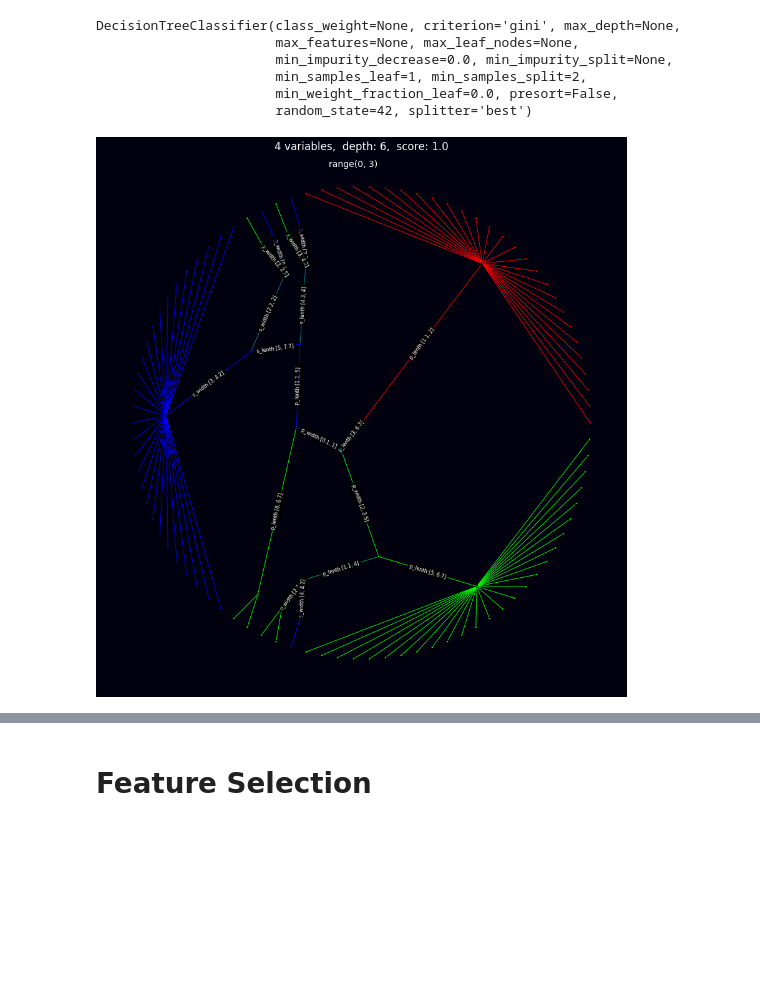
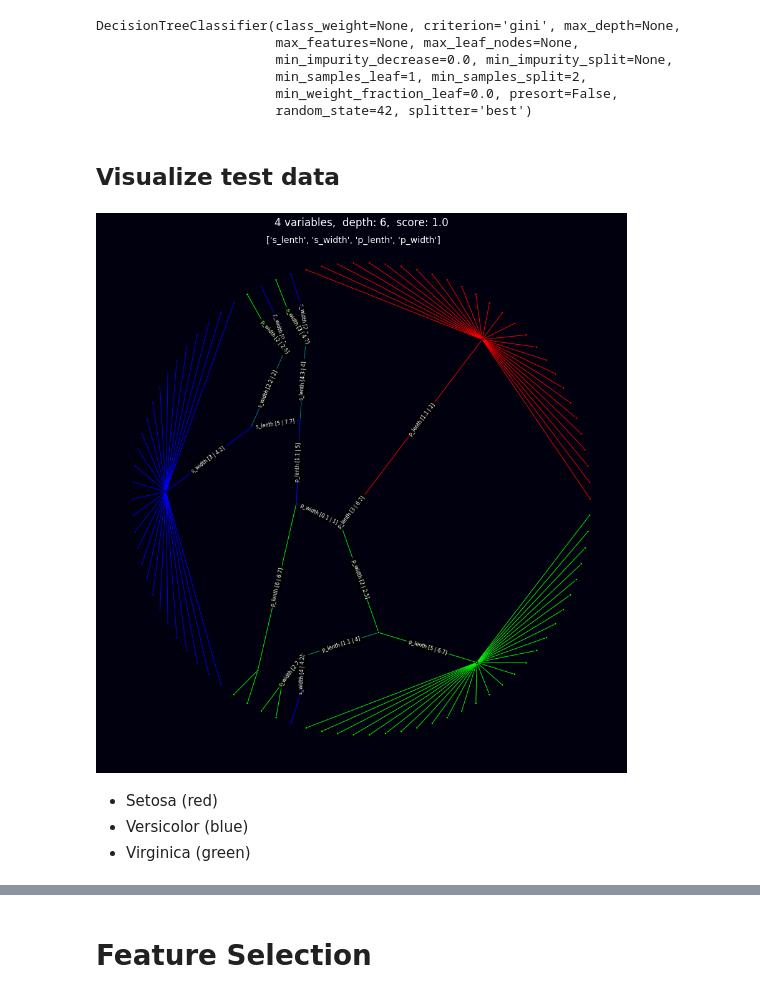
Before and after one commit to poctaviano/radtree, a Jupyter notebook: notebooks/Iris.ipynb, the cells around one changed output, grey strips where cells are left out. Cells and saved outputs as stored; diff of their text form; code cells hidden in the pictures; blank space fills up the shorter version.

```diff
--- a/notebooks/Iris.ipynb
+++ b/notebooks/Iris.ipynb
@@ -24,11 +27,14 @@ DecisionTreeClassifier(class_weight=None, criterion='gini', max_depth=None,
                        min_samples_leaf=1, min_samples_split=2,
                        min_weight_fraction_leaf=0.0, presort=False,
                        random_state=42, splitter='best')
+# %% [markdown]
+## Visualize test data
 # %%
-radtree.plot_radial(dtree, X=X_train,Y=y_train,
-                    random_seed=42,
-                    edges_labels=['s_lenth','s_width', 'p_lenth', 'p_width'],
-                    l_alpha=.2, l_width=1,
-                   )
+radtree.plot_radial(dtree, X=X_train,Y=y_train, edges_labels=['s_lenth','s_width', 'p_lenth', 'p_width'],
+                    random_state=random_state)
 # %% [output]
-[figure, old version]
+[figure, new version]
+# %% [markdown]
+- Setosa (red)
+- Versicolor (blue)
+- Virginica (green)
```
Also changed, not shown: parts of 20 cells of this notebook, 4 other files.
